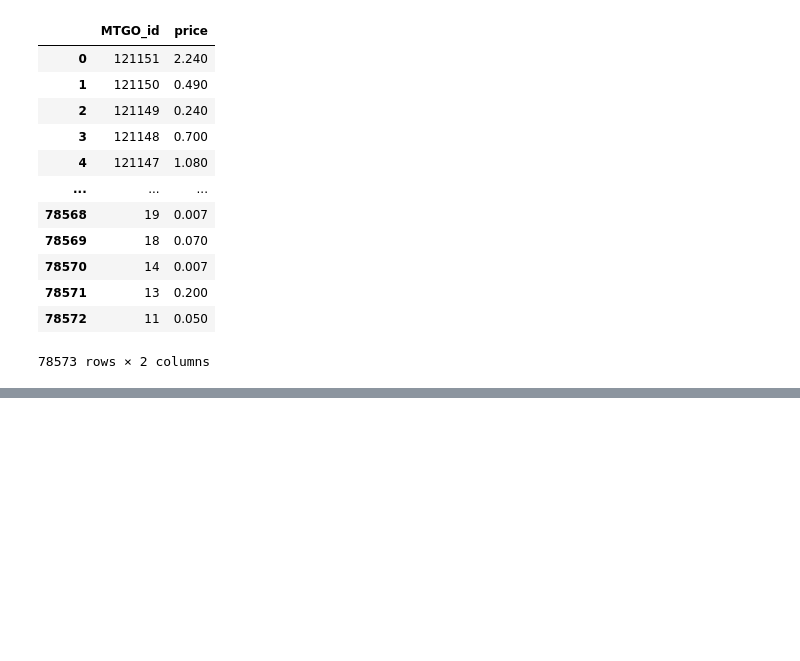
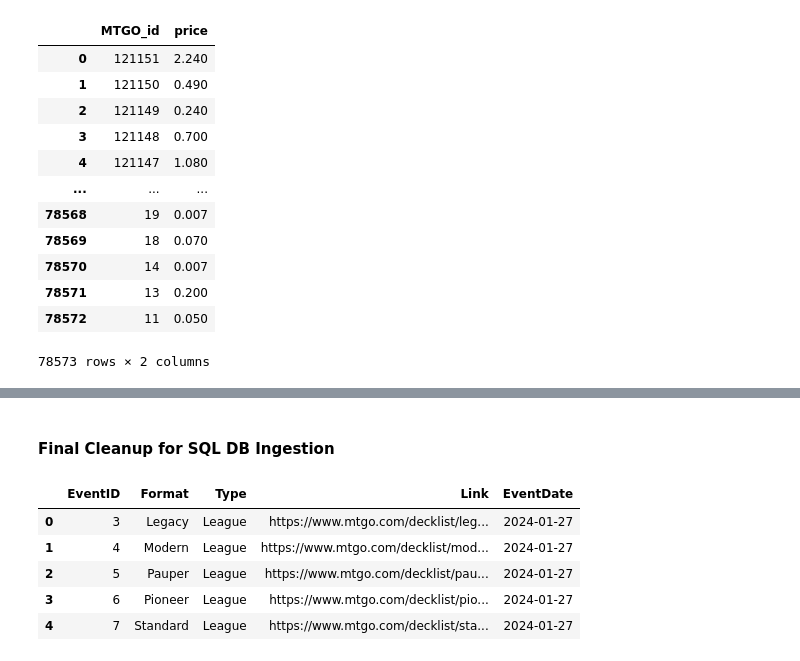
Before and after one commit to Koskadelli/Magic-Decklist-Analysis-Tool, a Jupyter notebook: MTG API Datapull.ipynb, the cells around one changed output, grey strips where cells are left out. Cells and saved outputs as stored; diff of their text form; code cells hidden in the pictures; blank space fills up the shorter version.

```diff
--- a/MTG API Datapull.ipynb
+++ b/MTG API Datapull.ipynb
@@ -298,0 +302,22 @@ card_info_master_df.to_csv("data/sideboard_cards.csv", index=False)
+# %% [markdown]
+#### Final Cleanup for SQL DB Ingestion
+# %%
+# Events Table
+starter_file = "data/league_information.csv"
+
+# Column Renames
+events_df = pd.read_csv(starter_file)
+events_df = events_df.rename(columns={'event id': 'EventID', 'format': 'Format', 'event type': 'Type', 'link': 'Link', 'date': 'EventDate'})
+
+# Export to final folder
+events_df.to_csv("data/final/Events.csv", index=False)
+events_df.to_json("data/final/Events.json", orient = "records")
+
+events_df.head()
+# %% [output]
+|  | EventID | Format | Type | Link | EventDate |
+| 0 | 3 | Legacy | League | https://www.mtgo.com/decklist/leg... | 2024-01-27 |
+| 1 | 4 | Modern | League | https://www.mtgo.com/decklist/mod... | 2024-01-27 |
+| 2 | 5 | Pauper | League | https://www.mtgo.com/decklist/pau... | 2024-01-27 |
+| 3 | 6 | Pioneer | League | https://www.mtgo.com/decklist/pio... | 2024-01-27 |
+| 4 | 7 | Standard | League | https://www.mtgo.com/decklist/sta... | 2024-01-27 |
```
Also changed, not shown: parts of 15 cells of this notebook, 23 other files.
